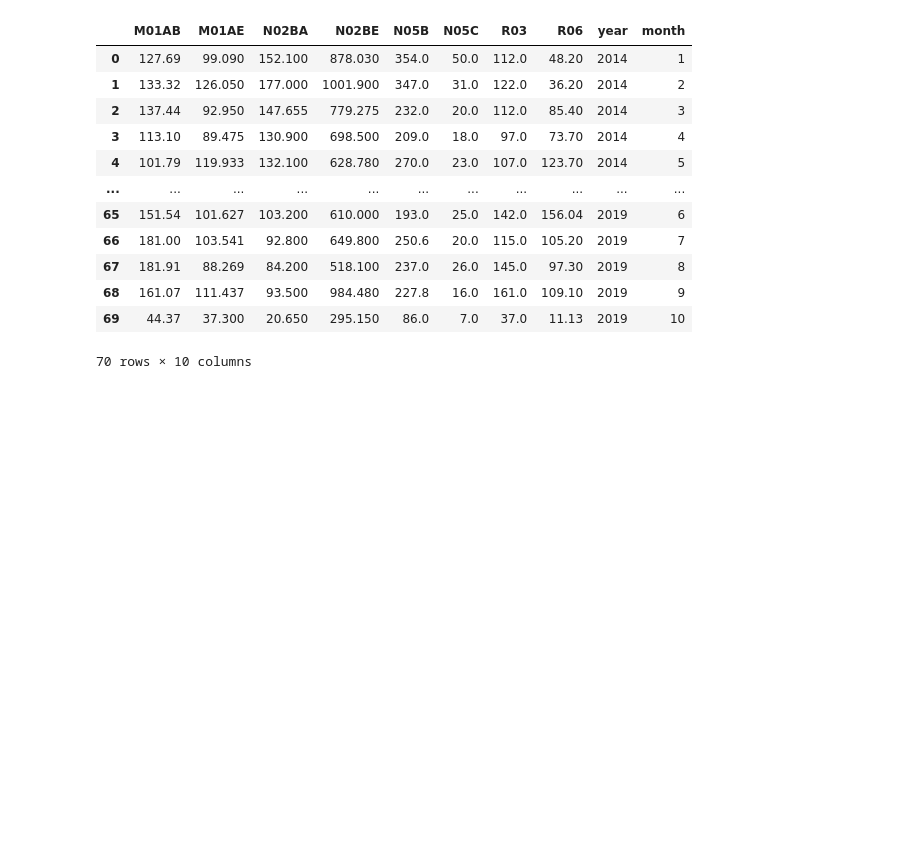
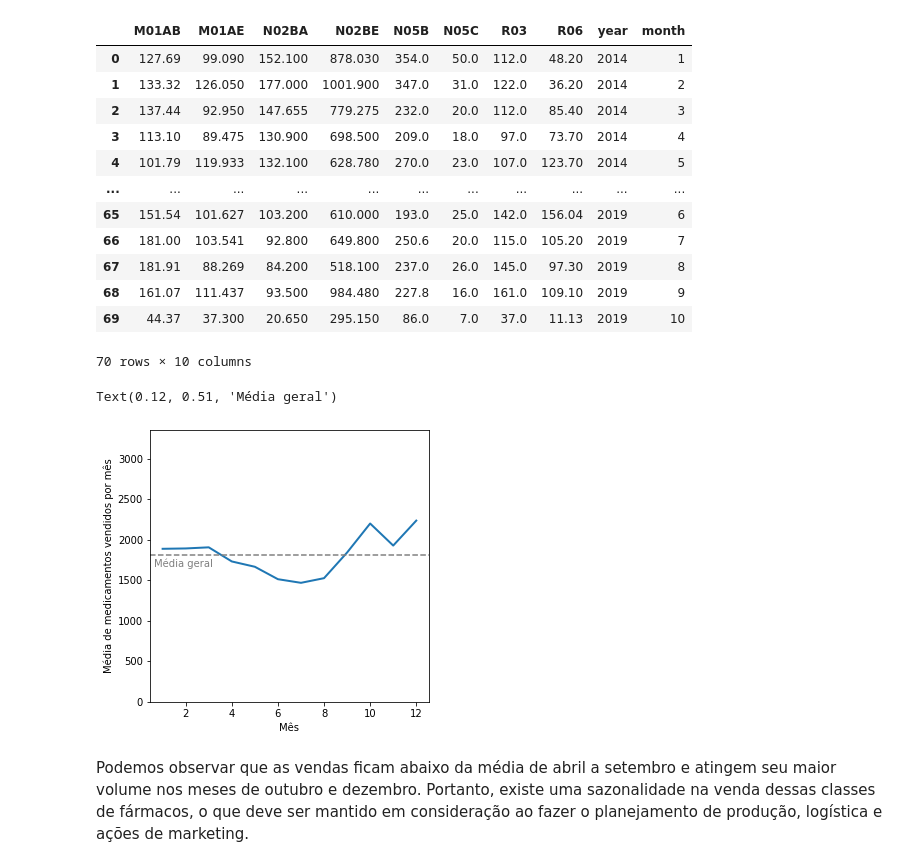
Before and after one commit to ailafelixa/EDA-Pharmaceutical-Sales, a Jupyter notebook: pharma-sales-analysis.ipynb, the cells around one changed output. Saved outputs shown, nothing was run; the diff lists cells and outputs as text; code cells hidden in the pictures; blank space fills up the shorter version.

```diff
--- a/pharma-sales-analysis.ipynb
+++ b/pharma-sales-analysis.ipynb
@@ -301,3 +302,21 @@ df_2y
 | 68 | 161.07 | 111.437 | 93.500 | 984.480 | 227.8 | 16.0 | 161.0 | 109.10 | 2019 | 9 |
 | 69 | 44.37 | 37.300 | 20.650 | 295.150 | 86.0 | 7.0 | 37.0 | 11.13 | 2019 | 10 |
 70 rows × 10 columns
+# %%
+#Vamos verificar como a média de vendas se comporta ao longo dos meses, independentemente do produto
+df_2a = df_2.sum(axis=1)
+df_2a = pd.DataFrame(df_2a)
+df_2a = df_2a.rename(columns={0:'total'})
+
+df2ax = sns.lineplot(x = df_2a.index, y=df_2a.total, **{'lw':'2'})
+df2ax.figure.set_size_inches(5, 5)
+df2ax.set(xlabel='Mês', ylabel='Média de medicamentos vendidos por mês')
+plt.ylim(0, df_2a['total'].max()*1.5)
+plt.axhline(df_2a.total.mean(),xmin=0, xmax=1, color='grey', **{'ls':'--'})
+plt.text(0.12, 0.51, 'Média geral', horizontalalignment='center',
+     verticalalignment='center', transform=df2ax.transAxes, color='grey')
+# %% [output]
+Text(0.12, 0.51, 'Média geral')
+[figure, added]
+# %% [markdown]
+Podemos observar que as vendas ficam abaixo da média de abril a setembro e atingem seu maior volume nos meses de outubro e dezembro. Portanto, existe uma sazonalidade na venda dessas classes de fármacos, o que deve ser mantido em consideração ao fazer o planejamento de produção, logística e ações de marketing.
```
Also changed, not shown: parts of 2 cells of this notebook.
